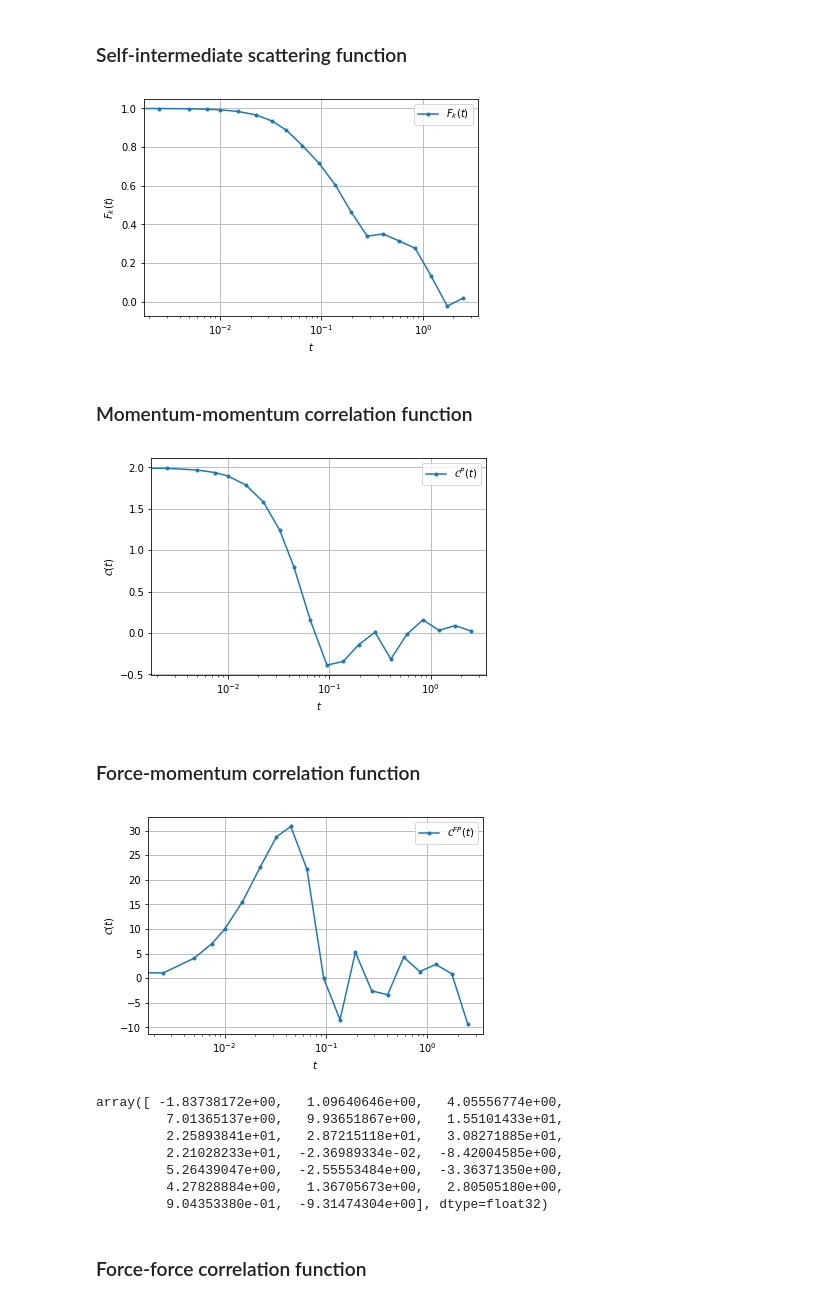
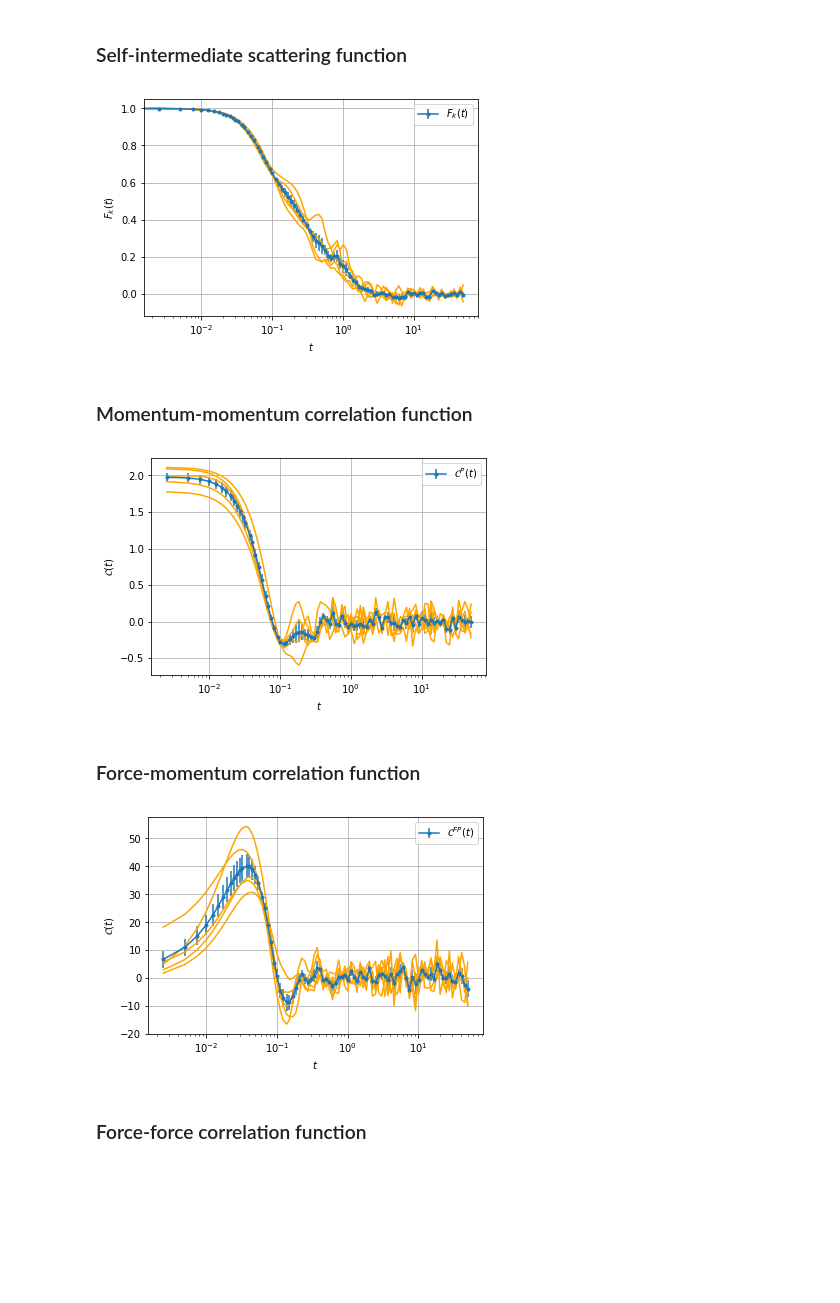
Before and after one commit to mbaityje/STRUCTURAL-GLASS, a Jupyter notebook: THERMALIZE/progs/HeavyCorrelations1sample.ipynb, the cells around one changed output. Drawn from its saved outputs; the diff is of its cells as text; code cells hidden in the pictures; blank space fills up the shorter version.

```diff
--- a/THERMALIZE/progs/HeavyCorrelations1sample.ipynb
+++ b/THERMALIZE/progs/HeavyCorrelations1sample.ipynb
@@ -63,0 +31,2 @@ acc=np.array(acc)
+# %%
+maindir='../../OUTPUT/T2.0/N65/S9/heavyTraj/'
@@ -85,11 +161,19 @@ CFF=np.array([np.mean([np.inner(acc[0][atom],acc[time][atom]) for atom in range(
 # %% [markdown]
 ### Mean Square Displacement
 # %%
-x=np.array(timelist-timelist[0])*dt
-plt.loglog(x,msd,label='$\Delta^2(t)$',marker='.')
-plt.loglog(x,x,label='$\sim t$')
-plt.loglog(x,10*np.square(x),label='$\sim t^2$')
-plt.loglog(x,box[0]*np.ones(len(x)),label='$L$',color='black')
+x=tlist*dt
+
+fig=plt.figure()
+ax=fig.add_subplot(1,1,1)
+ax.set_xscale('log', nonposx='clip')
+ax.set_yscale('log', nonposy='clip')
+plt.ylim((1e-4,10))
+plt.errorbar(x,obs['msd']['mean'],yerr=obs['msd']['err'],label='$\Delta^2(t)$',marker='.')
+for itw in range(ntw):
+    plt.plot(x,msd[itw], color='orange')
+plt.plot(x,5*x,label='$\sim t$',linestyle='--',color='gray')
+plt.plot(x,100*np.square(x),label='$\sim t^2$',linestyle=':',color='gray')
+plt.plot(x,L*np.ones(len(x)),label='$L$',color='black')
 plt.ylabel('$\Delta^2(t)$')
 plt.xlabel('$t$')
 plt.legend()
@@ -99,44 +183,51 @@ plt.show()
 # %% [markdown]
 ### Self-intermediate scattering function
 # %%
-plt.semilogx(x,Fk,label='$F_k(t)$',marker='.')
+fig=plt.figure()
+ax=fig.add_subplot(1,1,1)
+ax.set_xscale('log', nonposx='clip')
+plt.errorbar(x,obs['Fk']['mean'],yerr=obs['Fk']['err'],label='$F_k(t)$',marker='.')
+for itw in range(ntw):
+    plt.plot(x,Fk[itw], color='orange')
 plt.legend()
 plt.ylabel('$F_k(t)$')
 plt.xlabel('$t$')
 plt.grid()
 plt.show()
 # %% [output]
-[figure, old version]
+[figure, new version]
 # %% [markdown]
 ### Momentum-momentum correlation function
 # %%
-plt.semilogx(x,CPP,label='$\mathcal{C}^{P}(t)$',marker='.')
+fig=plt.figure()
+ax=fig.add_subplot(1,1,1)
+ax.set_xscale('log', nonposx='mask')
+plt.errorbar(x,obs['CPP']['mean'],yerr=obs['CPP']['err'],label='$\mathcal{C}^{P}(t)$',marker='.')
+for itw in range(ntw):
+    plt.plot(x,CPP[itw], color='orange')
 plt.legend()
 plt.ylabel('$\mathcal{C}(t)$')
 plt.xlabel('$t$')
 plt.grid()
 plt.show()
 # %% [output]
-[figure, old version]
+[figure, new version]
 # %% [markdown]
 ### Force-momentum correlation function
 # %%
-plt.semilogx(x,CFP,label='$\mathcal{C}^{FP}(t)$',marker='.')
+fig=plt.figure()
+ax=fig.add_subplot(1,1,1)
+ax.set_xscale('log', nonposx='mask')
+plt.errorbar(x,obs['CFP']['mean'],yerr=obs['CFP']['err'],label='$\mathcal{C}^{FP}(t)$',marker='.')
+for itw in range(ntw):
+    plt.plot(x,CFP[itw], color='orange')
 plt.legend()
 plt.ylabel('$\mathcal{C}(t)$')
 plt.xlabel('$t$')
 plt.grid()
 plt.show()
-CFP
 # %% [output]
-[figure, old version]
+[figure, new version]
-array([ -1.83738172e+00,   1.09640646e+00,   4.05556774e+00,
-         7.01365137e+00,   9.93651867e+00,   1.55101433e+01,
-         2.25893841e+01,   2.87215118e+01,   3.08271885e+01,
-         2.21028233e+01,  -2.36989334e-02,  -8.42004585e+00,
-         5.26439047e+00,  -2.55553484e+00,  -3.36371350e+00,
-         4.27828884e+00,   1.36705673e+00,   2.80505180e+00,
-         9.04353380e-01,  -9.31474304e+00], dtype=float32)
 # %% [markdown]
 ### Force-force correlation function
 # %%
```
Also changed, not shown: parts of 7 cells of this notebook, 3 other files.
